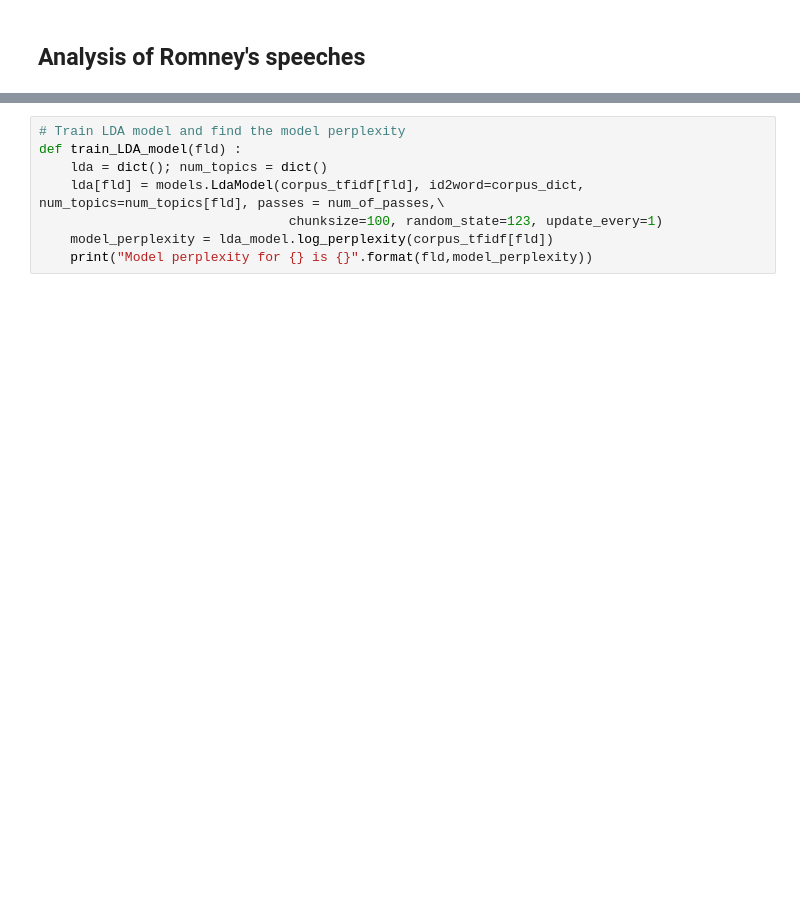
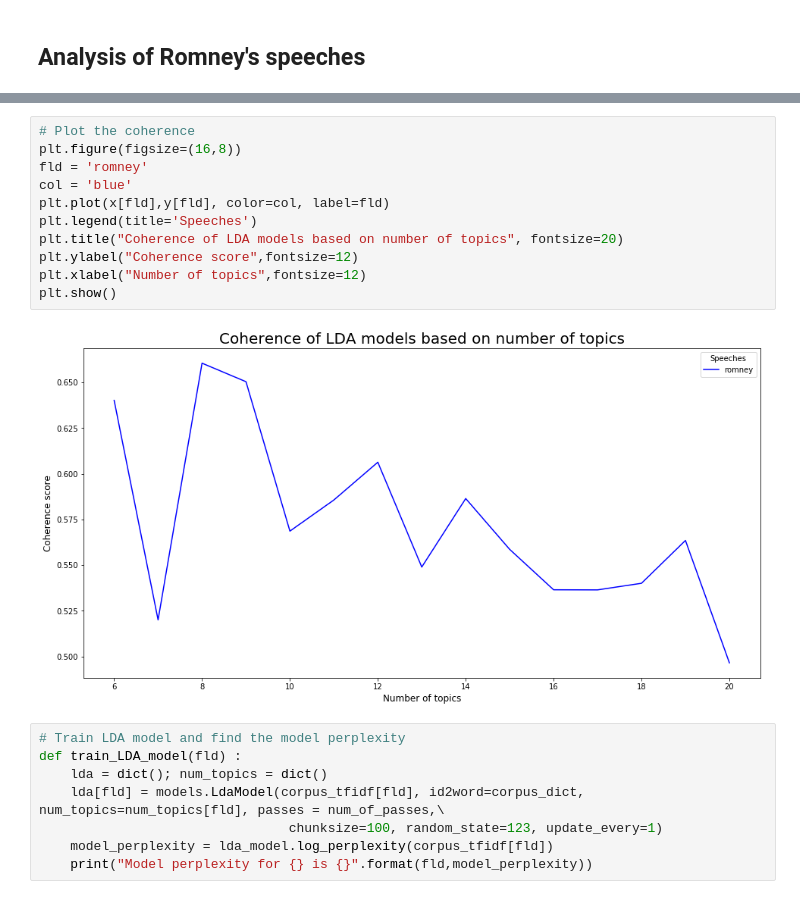
Before and after one commit to Rajesh-Nair/Topic-modelling-on-speeches, a Jupyter notebook: Topic Modelling Model using LDA.ipynb, the cells around one changed output, grey strips where cells are left out. Cells and saved outputs as stored; diff of their text form; blank space fills up the shorter version.

```diff
--- a/Topic Modelling Model using LDA.ipynb
+++ b/Topic Modelling Model using LDA.ipynb
@@ -110,3 +95,16 @@ plt.show()
+# %%
+# Plot the coherence
+plt.figure(figsize=(16,8))
+fld = 'romney'
+col = 'blue'
+plt.plot(x[fld],y[fld], color=col, label=fld)
+plt.legend(title='Speeches')
+plt.title("Coherence of LDA models based on number of topics", fontsize=20)
+plt.ylabel("Coherence score",fontsize=12)
+plt.xlabel("Number of topics",fontsize=12)
+plt.show()
+# %% [output]
+[figure, added]
 # %%
 # Train LDA model and find the model perplexity
 def train_LDA_model(fld) :
```
Also changed, not shown: parts of 15 cells of this notebook, 4 other files.
